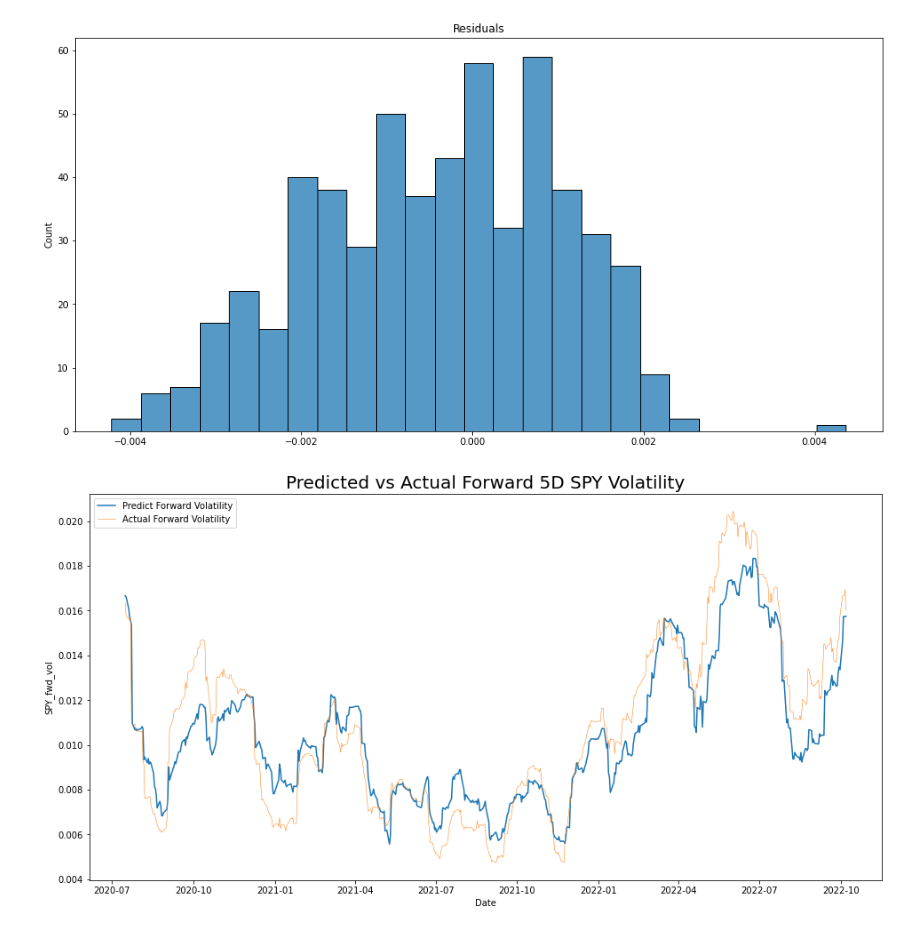
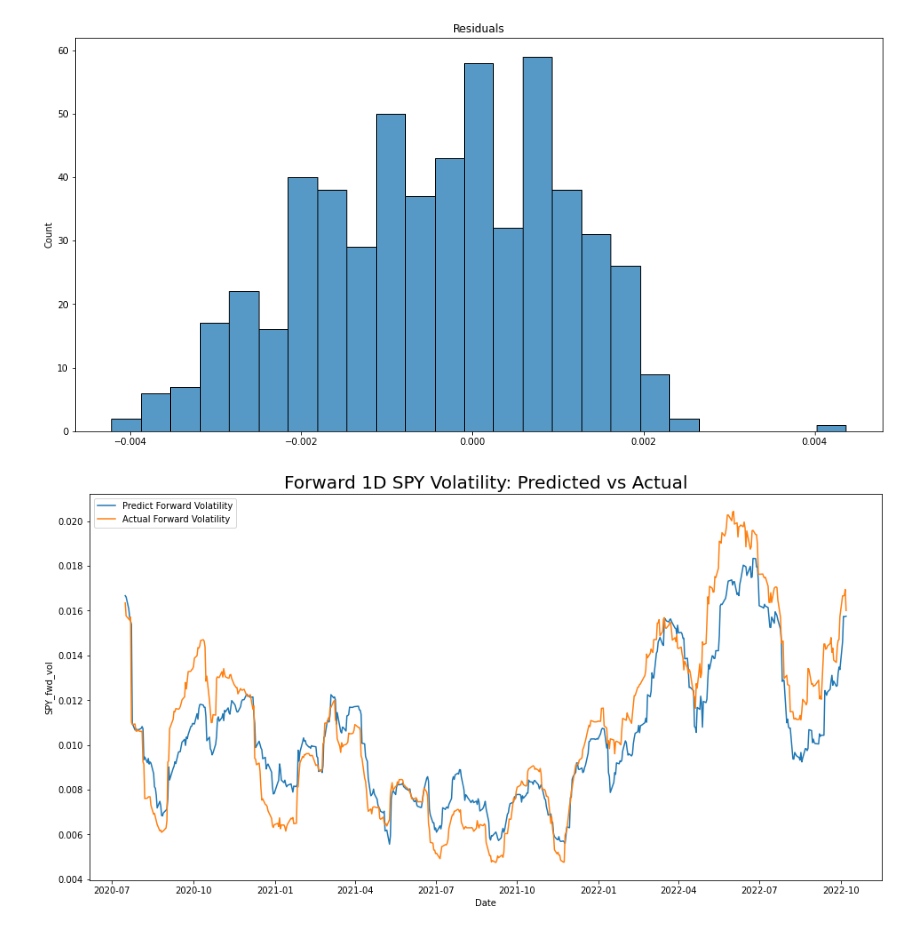
Before and after one commit to buttersaltpepper/Financial-Data-Analytics, a Jupyter notebook: PredictingVolatility.ipynb, the cells around one changed output. Saved outputs shown, nothing was run; the diff lists cells and outputs as text; code cells hidden in the pictures.

```diff
--- a/PredictingVolatility.ipynb
+++ b/PredictingVolatility.ipynb
@@ -256,11 +256,11 @@ print(np.std(test_prediction - y_test.SPY_fwd_vol))
 0.001440462670754512
 [figure]
 # %%
-plt.title('Predicted vs Actual Forward 5D SPY Volatility', fontsize=20)
+plt.title(f'Forward {fwrd}D SPY Volatility: Predicted vs Actual', fontsize=20)
 
 
 sns.lineplot(x=test_prediction.index, y=test_prediction, label='Predict Forward Volatility')
-sns.lineplot(x=y_test.index, y=y_test.SPY_fwd_vol, linewidth=.5, label='Actual Forward Volatility')
+sns.lineplot(x=y_test.index, y=y_test.SPY_fwd_vol, label='Actual Forward Volatility')
 plt.show()
 # %% [output]
-[figure, old version]
+[figure, new version]
```
